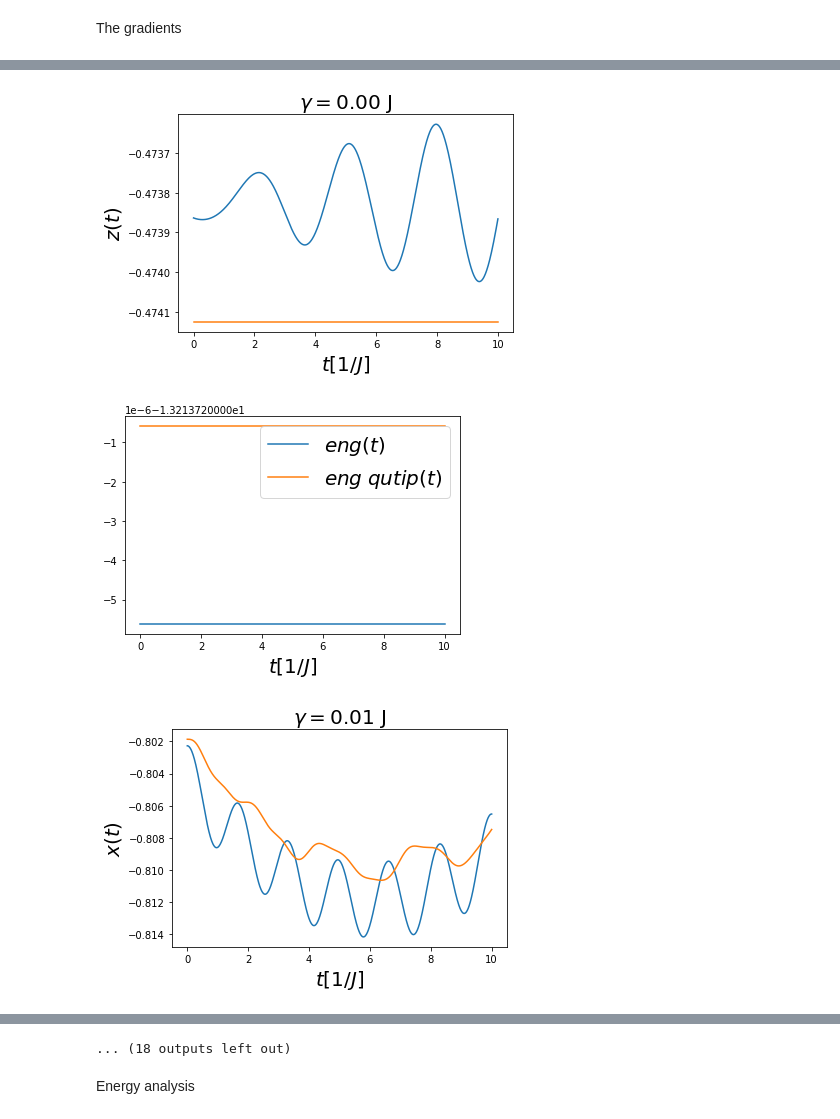
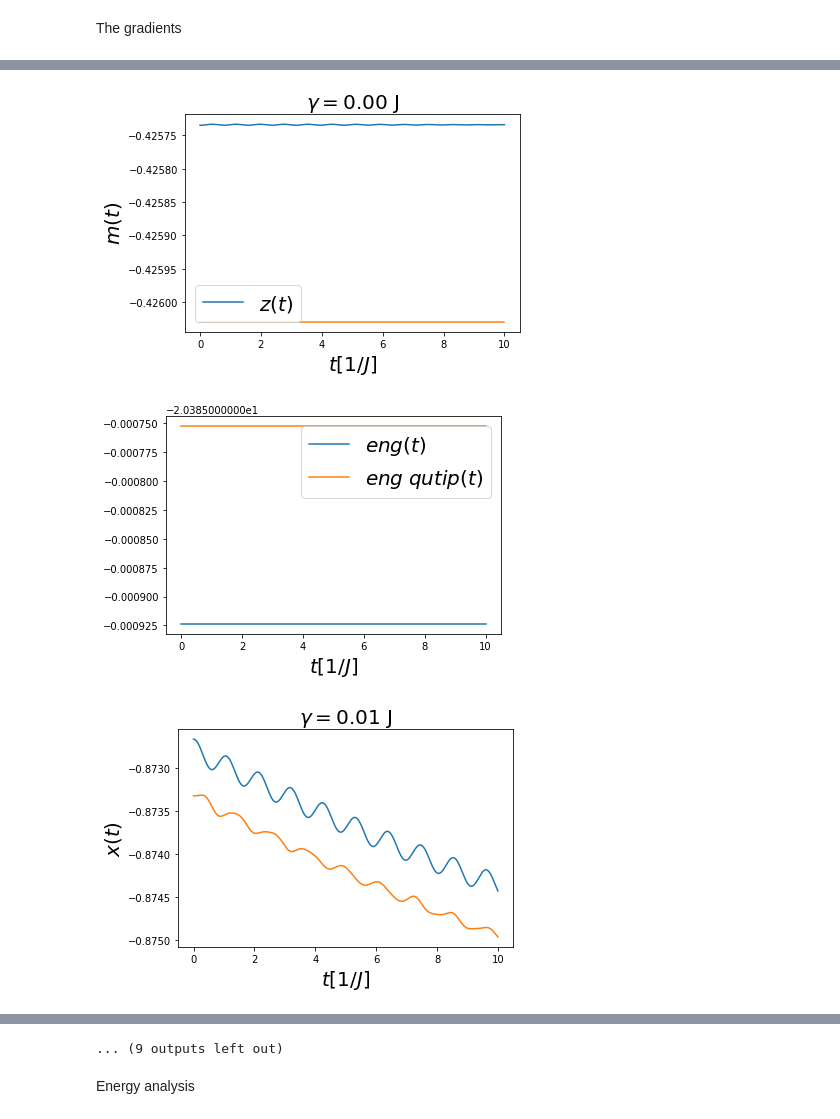
Before and after one commit to emacosta95/DL-VLM, a Jupyter notebook: Visualization.ipynb, the cells around one changed output, grey strips where cells are left out. Cells and saved outputs as stored; diff of their text form; code cells hidden in the pictures.

```diff
--- a/Visualization.ipynb
+++ b/Visualization.ipynb
@@ -4,0 +70,8 @@
+# %%
+omega_effs=np.zeros((100,8))
+h_effs=np.zeros((100,8))
+for i in range(100):
+    h_eff,_=compute_the_gradient(m=m_torch[i].unsqueeze(0),h=h_torch[i],energy=energy,respect_to='x')
+    omega_eff,_=compute_the_gradient(m=m_torch[i].unsqueeze(0),h=h_torch[i],energy=energy,respect_to='z')
+    h_effs[i]=h_eff[0].detach().numpy()
+    omega_effs[i]=omega_eff[0].detach().numpy()
@@ -101,7 +170,7 @@ import numpy as np
 # %% [markdown]
 Data
 # %%
-data=np.load('data/kohm_sham_approach/results/tddft_adiabatic_approximation_uniform_0.0_2.0_steps_1000_self_consistent_steps_1_ndata_10_rate_0.2_exp_True.npz')
+data=np.load('data/kohm_sham_approach/results/tddft_adiabatic_approximation_uniform_model_h_0_5_omega_0_2_hi_2.0_hf_1.1_omegai_2.0_omegaf_1.1_steps_1000_self_consistent_steps_1_ndata_7_exp_True.npz')
 
 h=data['potential']
 engx=data['energy_x']
@@ -114,13 +183,14 @@ x=data['x']
 z_qutip=data['z_qutip']
 x_qutip=data['x_qutip']
 grad=data['gradient']
+rates=data['rates']
 time=np.linspace(0,10,x.shape[1])
 # %% [markdown]
 The driving
 # %%
 print(h.shape)
 
-for r in range(10):
+for r in range(7):
     plt.plot(time,h[r,:,0,0])
 plt.xlabel(r'$t [1/J]$',fontsize=20)
 plt.ylabel(r'$h(t) [J]$',fontsize=20)
@@ -128,7 +198,7 @@ plt.show()
 print(h.shape)
 
 plt.title(r'$\Omega$',fontsize=20)
-for r in range(10):
+for r in range(7):
     plt.plot(h[r,:,1,0])
 plt.show()
 # %% [output]
@@ -139,7 +209,7 @@ plt.show()
 # %% [markdown]
 The gradients
 # %%
-for i in range(10):
+for i in range(rates.shape[0]):
     plt.plot(time,grad[i,:,0,0],label=r'$h_a(t)$')
     plt.plot(time,grad[i,:,1,0],label=r'$\Omega_a(t)$')
     plt.xlabel(r'$t[1/J]$',fontsize=20)
@@ -172,18 +243,19 @@ for i in range(10):
 # %%
-for i in range(10):
-    r=0.01*i
+for i in range(rates.shape[0]):
+    r=rates[i]
     plt.title(r'$\gamma=$'+f'{r:.2f} J',fontsize=20)
-    plt.plot(time,x[i,:,0])
+    plt.plot(time,x[i,:,0],label=r'$x(t)$')
     plt.plot(time,x_qutip[i,:,0])
     plt.xlabel(r'$t[1/J]$',fontsize=20)
     plt.ylabel(r'$x(t)$',fontsize=20)
     plt.show()
 
     plt.title(r'$\gamma=$'+f'{r:.2f} J',fontsize=20)
-    plt.plot(time,z[i,:,0])
+    plt.plot(time,z[i,:,0],label=r'$z(t)$')
     plt.plot(time,z_qutip[i,:,0])
     plt.xlabel(r'$t[1/J]$',fontsize=20)
-    plt.ylabel(r'$z(t)$',fontsize=20)
+    plt.ylabel(r'$m(t)$',fontsize=20)
+    plt.legend(fontsize=20)
     plt.show()
 
 
@@ -199,3 +271,3 @@ for i in range(10):
-[figure, old version]
+[figure, new version]
-[figure, old version]
+[figure, new version]
-[figure, old version]
+[figure, new version]
@@ -210,4 +282,4 @@ for i in range(10):
-... (18 outputs left out)
+... (9 outputs left out)
 # %% [markdown]
 Energy analysis
 # %%
```
Also changed, not shown: parts of 33 cells of this notebook, 8 other files.
